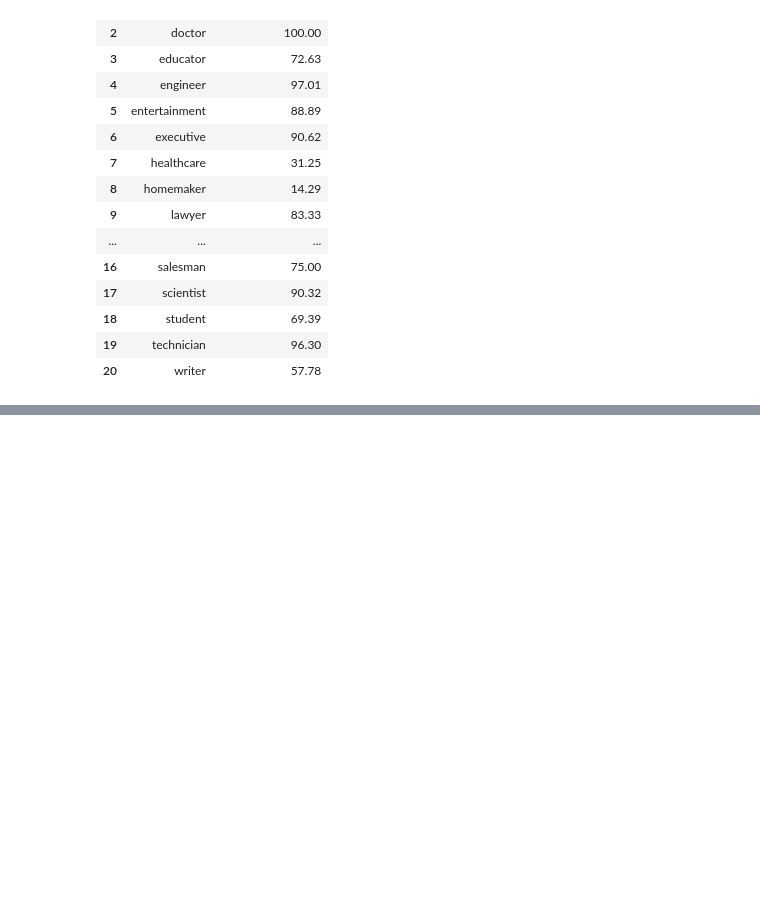
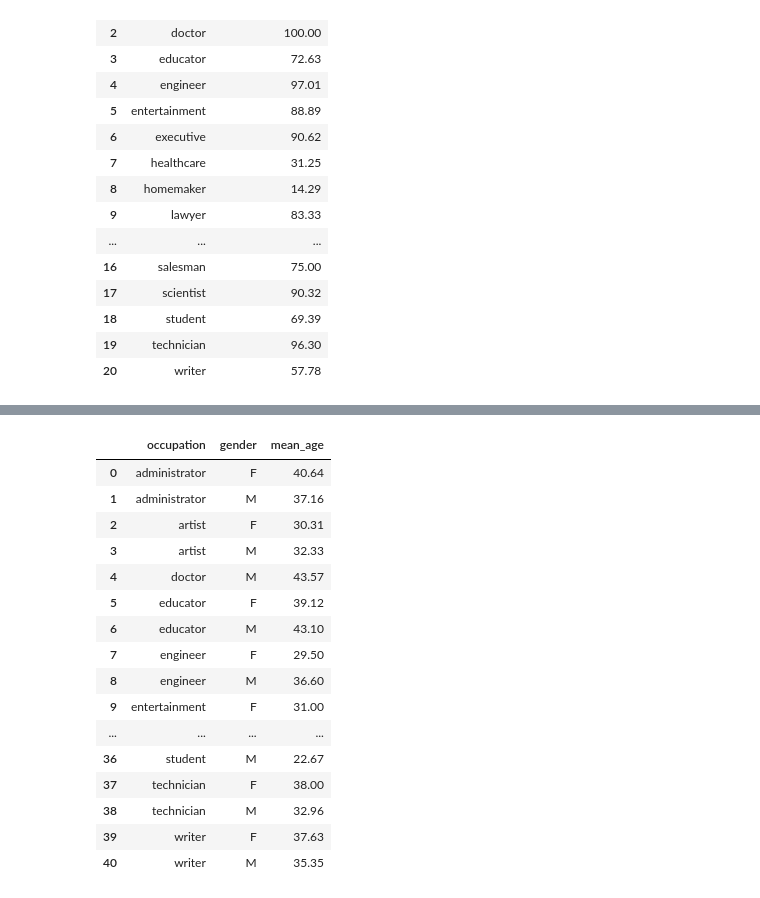
Before and after one commit to Jenn2626/Python, a Jupyter notebook: PC4.ipynb, the cells around one changed output, grey strips where cells are left out. Drawn from its saved outputs; the diff is of its cells as text; code cells hidden in the pictures; blank space fills up the shorter version.

```diff
--- a/PC4.ipynb
+++ b/PC4.ipynb
@@ -453,0 +496,21 @@ male_ratio
+# %%
+# Calculate and display mean ages of male and female for each occupation
+df_users.groupby(['occupation','gender'])['age'].agg(mean_age='mean').round(2).reset_index()
+# %% [output]
+|  | occupation | gender | mean_age |
+| 0 | administrator | F | 40.64 |
+| 1 | administrator | M | 37.16 |
+| 2 | artist | F | 30.31 |
+| 3 | artist | M | 32.33 |
+| 4 | doctor | M | 43.57 |
+| 5 | educator | F | 39.12 |
+| 6 | educator | M | 43.10 |
+| 7 | engineer | F | 29.50 |
+| 8 | engineer | M | 36.60 |
+| 9 | entertainment | F | 31.00 |
+| ... | ... | ... | ... |
+| 36 | student | M | 22.67 |
+| 37 | technician | F | 38.00 |
+| 38 | technician | M | 32.96 |
+| 39 | writer | F | 37.63 |
+| 40 | writer | M | 35.35 |
```
Also changed, not shown: parts of 3 cells of this notebook.
